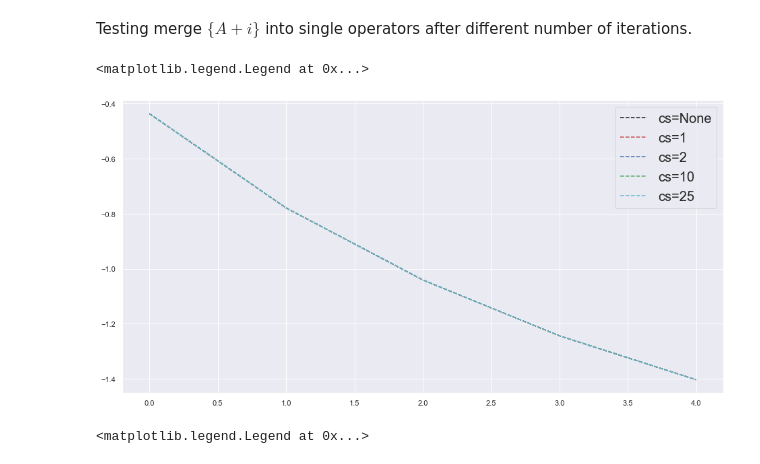
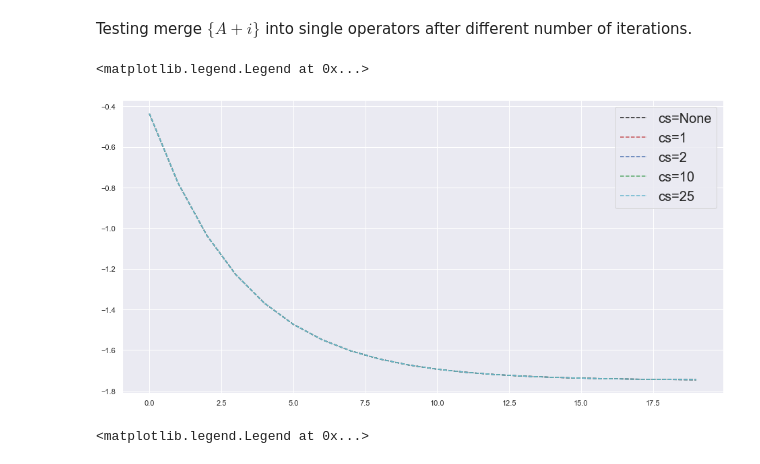
Before and after one commit to aemccoy/GrayCode-QubitEncoding, a Jupyter notebook: notebooks/deuteron-QITE.ipynb, the cells around one changed output. Drawn from its saved outputs; the diff is of its cells as text; code cells hidden in the pictures.

```diff
--- a/notebooks/deuteron-QITE.ipynb
+++ b/notebooks/deuteron-QITE.ipynb
@@ -84,6 +97,29 @@ delta_time=0.01
 verbose=False
 backend = 'statevector_simulator'
 initialization="single_state"
+
+
+parameters = {
+    'Nmax' : 0,
+    'interaction':"toy",
+    'encoding' : 'gray_code',
+    'initialization' : 'single_state',
+    'N_trials' : 2,
+    'N_time_steps': 5,
+    'delta_time' : 0.01,
+    'merge_step' : None,
+    'threshold' : 1e-2, ## threshold for lstsq solver
+    'backend' : 'qasm_simulator',
+    'N_shots' : 10000,
+    'device_name' : None,
+    'mitigate_meas_error' : False,
+    'N_cpus' : 1,
+    'output_dir': 'outputs',
+    'layout' : None
+    }
+time_steps=parameters['N_time_steps']
+delta_time=parameters['delta_time']
+initialization=parameters['initialization']
 
 Energy_table=[]
 H = hamiltonian_matrix(Nmax=4,J=1,interaction="toy")
@@ -122,8 +160,8 @@ plt.legend(prop={'size': 20})
 # %% [markdown]
 Testing different time steps.  Approximation of normalization coefficient requires $\Delta t\ge0.1$
 # %%
-# time_steps=5
-time_steps=50
+time_steps=20
+# time_steps=50
 verbose=False
 initialization="single_state"
 
@@ -176,15 +214,15 @@ plt.ylim(-3,0)
 # %% [markdown]
 Testing merge $\{A+i\}$ into single operators after different number of iterations.
 # %%
-# time_steps=5
-time_steps=100
+time_steps=20
+# time_steps=100
 delta_time=0.01
 verbose=False
 backend = 'statevector_simulator'
 initialization="single_state"
 
 Energy_table_step=[]
-H = hamiltonian_matrix(Nmax=4,J=1,interaction="toy")
+H = hamiltonian_matrix(Nmax=2,J=1,interaction="toy")
 H_qubit = GrayCodeHamiltonian(H)
 
 merge_iterations=[0,1,2,10,25]
@@ -194,16 +232,17 @@ for cs in merge_iterations:
     Energies=qite_experiment(H_qubit,time_steps,delta_time,backend,initialization,A_threshold=1e-2,cstep=cs)
     Energy_table_step.append(Energies)
 # %%
+time=[t for t in range(time_steps)]
 plt.plot(time,Energy_table_step[0],'k--',label="cs=None")
 plt.plot(time,Energy_table_step[1],'r--',label="cs=1")
 plt.plot(time,Energy_table_step[2],'b--',label="cs=2")
 plt.plot(time,Energy_table_step[4],'g--',label="cs=10")
 plt.plot(time,Energy_table_step[4],'c--',label="cs=25")
 plt.plot()
 plt.legend(prop={'size': 20})
 # %% [output]
 <matplotlib.legend.Legend at 0x...>
-[figure, old version]
+[figure, new version]
 # %%
 time=[t for t in range(time_steps)]
 plt.plot(time,Energy_table_step[0],'k--',label="cs=None")
```
Also changed, not shown: parts of 3 cells of this notebook, 7 other files.
